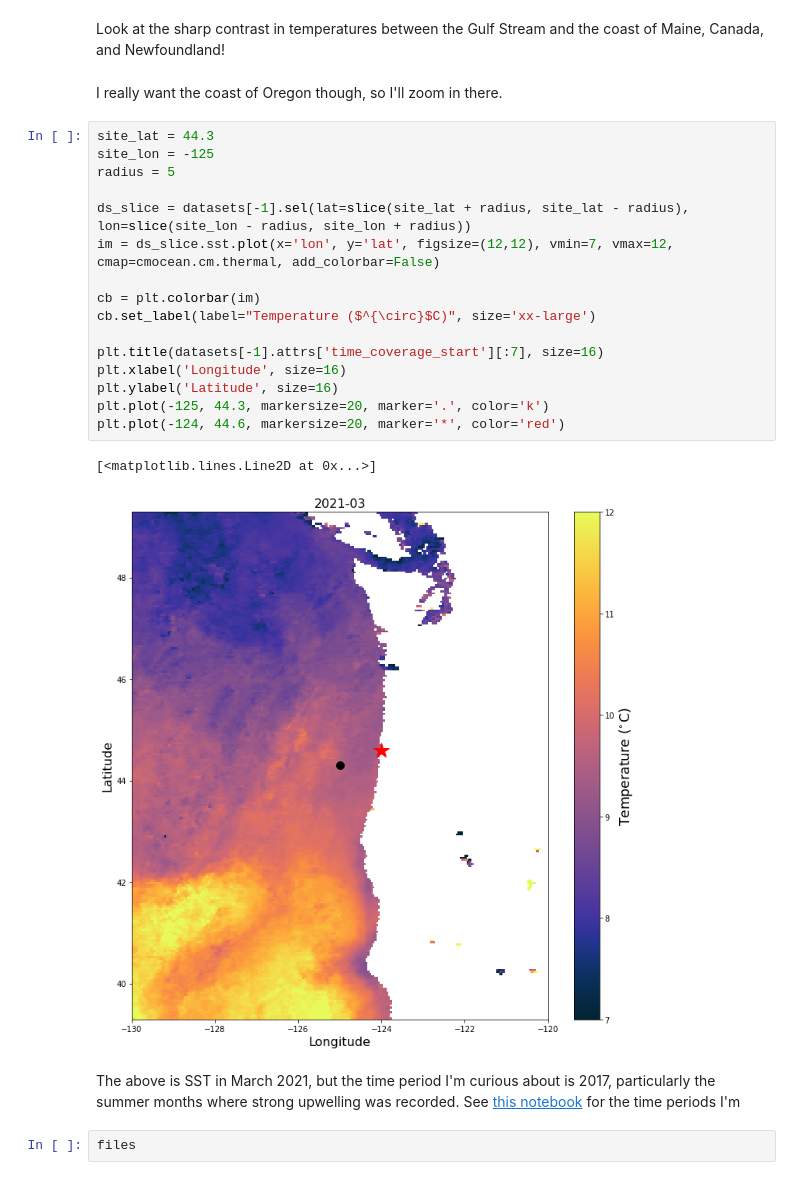
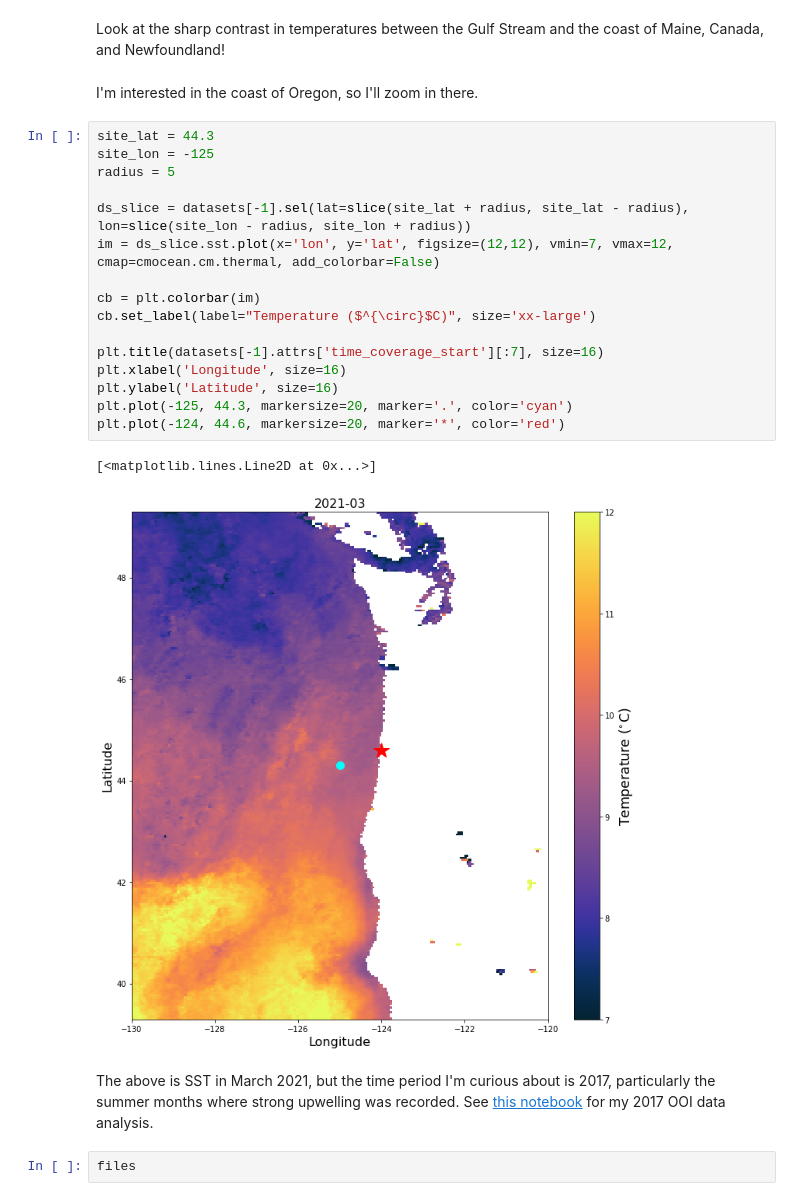
Before and after one commit to dgumustel/blog_visualizations, a Jupyter notebook: SST/modis-sst.ipynb, the cells around one changed output. Drawn from its saved outputs; the diff is of its cells as text.

```diff
--- a/SST/modis-sst.ipynb
+++ b/SST/modis-sst.ipynb
@@ -117,28 +117,28 @@ plt.savefig('./visualizations/global_snapshot.png')
 # %% [markdown]
 Look at the sharp contrast in temperatures between the Gulf Stream and the coast of Maine, Canada, and Newfoundland!
 # %% [markdown]
-I really want the coast of Oregon though, so I'll zoom in there.
+I'm interested in the coast of Oregon, so I'll zoom in there.
 # %%
 site_lat = 44.3
 site_lon = -125
 radius = 5
 
 ds_slice = datasets[-1].sel(lat=slice(site_lat + radius, site_lat - radius), lon=slice(site_lon - radius, site_lon + radius))
 im = ds_slice.sst.plot(x='lon', y='lat', figsize=(12,12), vmin=7, vmax=12, cmap=cmocean.cm.thermal, add_colorbar=False)
 
 cb = plt.colorbar(im)
 cb.set_label(label="Temperature ($^{\circ}$C)", size='xx-large')
 
 plt.title(datasets[-1].attrs['time_coverage_start'][:7], size=16)
 plt.xlabel('Longitude', size=16)
 plt.ylabel('Latitude', size=16)
-plt.plot(-125, 44.3, markersize=20, marker='.', color='k')
+plt.plot(-125, 44.3, markersize=20, marker='.', color='cyan')
 plt.plot(-124, 44.6, markersize=20, marker='*', color='red')
 # %% [output]
 [<matplotlib.lines.Line2D at 0x...>]
-[figure, old version]
+[figure, new version]
 # %% [markdown]
-The above is SST in March 2021, but the time period I'm curious about is 2017, particularly the summer months where strong upwelling was recorded. See [this notebook](https://github.com/dgumustel/coastal-upwelling/blob/main/notebooks/02_data_analysis_2017.ipynb) for the time periods I'm
+The above is SST in March 2021, but the time period I'm curious about is 2017, particularly the summer months where strong upwelling was recorded. See [this notebook](https://github.com/dgumustel/coastal-upwelling/blob/main/notebooks/02_data_analysis_2017.ipynb) for my 2017 OOI data analysis.
 # %%
 files
 # %% [output]
```
Also changed, not shown: parts of 4 cells of this notebook, 2 other files.
